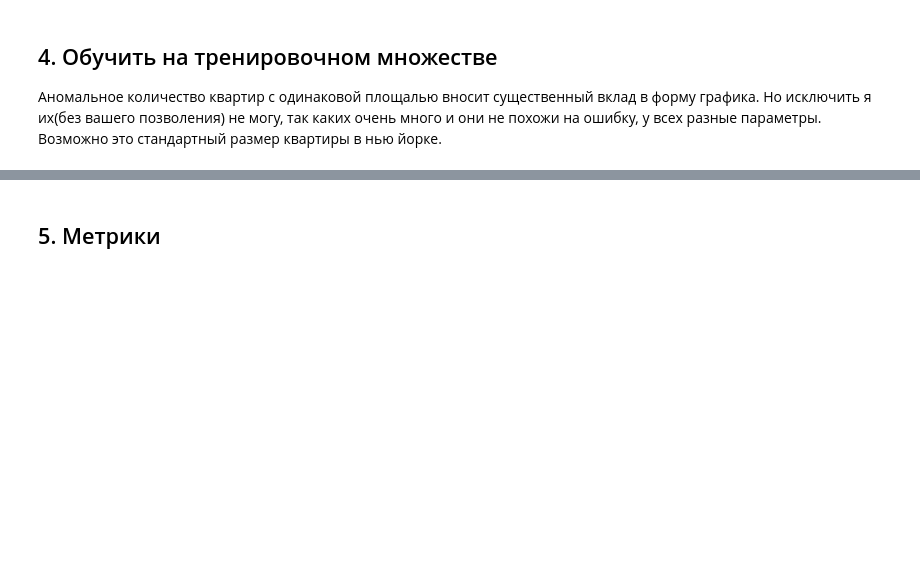
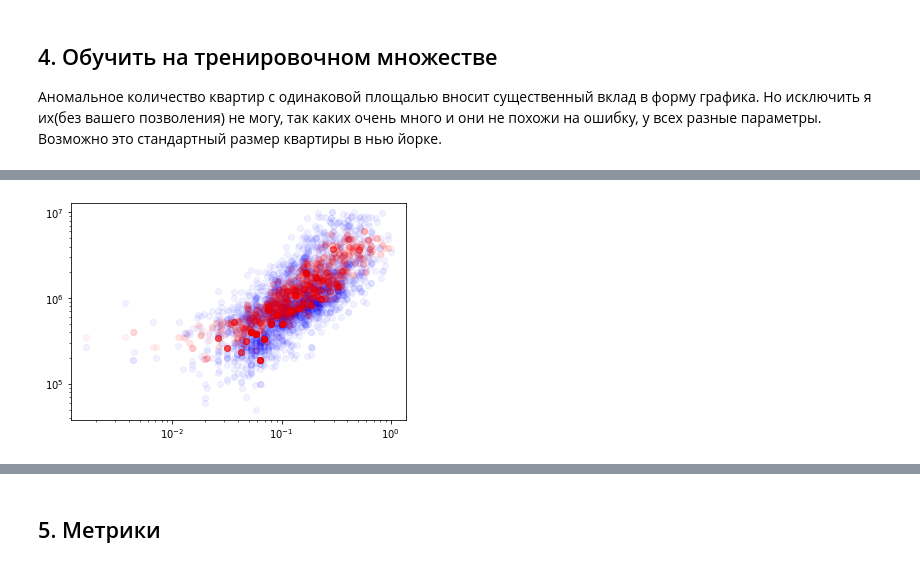
Before and after one commit to 24r3/ann2024, a Jupyter notebook: L3/lab3.ipynb, the cells around one changed output, grey strips where cells are left out. Saved outputs shown, nothing was run; the diff lists cells and outputs as text; code cells hidden in the pictures; blank space fills up the shorter version.

```diff
--- a/L3/lab3.ipynb
+++ b/L3/lab3.ipynb
@@ -130,0 +141,11 @@ fig.show()
+# %%
+#C k-ближайших соседей
+from sklearn.neighbors import KNeighborsRegressor
+
+KNR = KNeighborsRegressor()
+KNR.fit(xTR_scaled.reshape(-1, 1), yTR)
+yTR_KNR = KNR.predict(xTR_scaled.reshape(-1, 1))
+plot_prediction(xTR_scaled, yTR, yTR_KNR)
+solutions.append(("K Neighbors Regressor", KNR))
+# %% [output]
+[figure, added]
```
Also changed, not shown: parts of 11 cells of this notebook.
